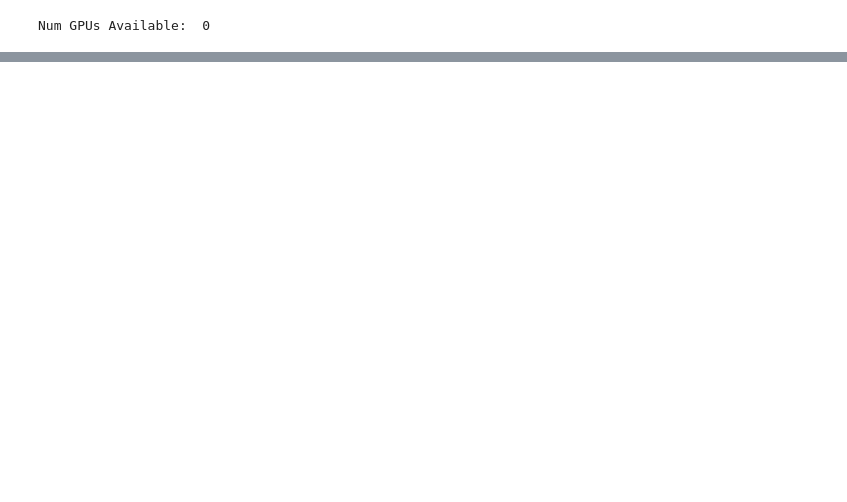
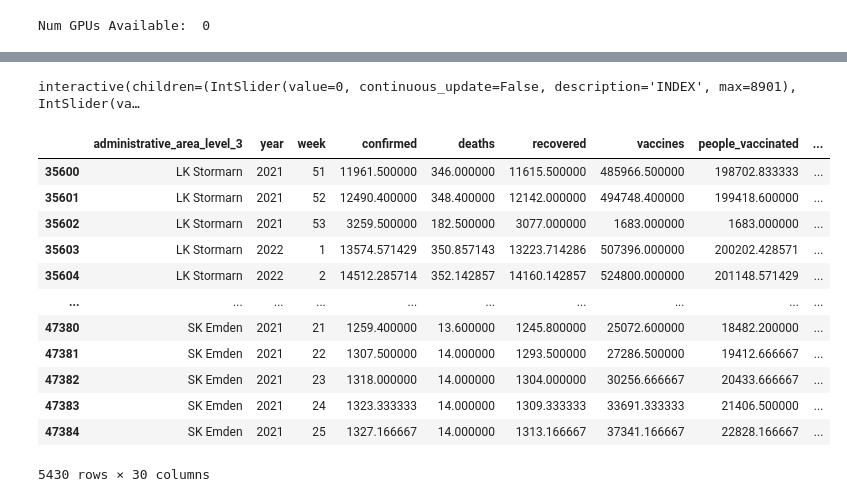
Before and after one commit to mario-dg/KI-Gruppe-03, a Jupyter notebook: network/lstm.ipynb, the cells around one changed output, grey strips where cells are left out. Cells and saved outputs as stored; diff of their text form; code cells hidden in the pictures; blank space fills up the shorter version.

Commit message:
eval plotting; walk forward validation; custom training loop

```diff
--- a/network/lstm.ipynb
+++ b/network/lstm.ipynb
@@ -112,11 +93,11 @@ def prepare_df_for_seqeuncing(df,n_steps_in, n_steps_out):
         # check if we are beyond the sequence
         if (out_end_ix > df_len):
             break
-        start_row = df.loc[i]
-        end_row = df.loc[out_end_ix:out_end_ix]
+        start_row = df.iloc[i]
+        end_row = df.iloc[out_end_ix]
 
         lk_of_seq_start = start_row.administrative_area_level_3
-        lk_of_seq_end = end_row.administrative_area_level_3.iloc[0]
+        lk_of_seq_end = end_row.administrative_area_level_3
 
         # Wenn es nicht mehr genug "Zeilen" eines LKs gibt müssen diese entfernt werden
         if (lk_of_seq_start != lk_of_seq_end):
@@ -328,6 +285,13 @@ def define_models(n_input, n_output, n_units):
 # model, inference_encoder, inference_decoder = define_models(TIME_STEPS_IN,TIME_STEPS_OUT,20)
 # model.compile(optimizer='adam', loss='mse',metrics=['accuracy'])
 # model.summary()
+# %%
+def get_lk_data(step):
+    lk_data = df_weekly_adjusted[df_weekly_adjusted.administrative_area_level_3 == DATA_LK_NAMES[step%int(train_size/DATA_LK_COUNT)]]
+    lk_data_start = lk_data.index.values[0]
+    lk_len = len(lk_data)
+    return (train_features_lstm[lk_data_start:lk_data_start+lk_len,:,:], train_target_lstm[lk_data_start:lk_data_start+lk_len,:]),\
+           (test_features_lstm[lk_data_start:lk_data_start+lk_len,:,:], test_target_lstm[lk_data_start:lk_data_start+lk_len,:]), DATA_LK_NAMES[step%DATA_LK_COUNT]
 # %%
 log_dir = "logs/fit/" + datetime.datetime.now().strftime("%Y%m%d-%H%M%S")
 tensorboard_callback = tf.keras.callbacks.TensorBoard(log_dir=log_dir, histogram_freq=1)
@@ -479,3 +484,66 @@ Val Input Features:
+# %%
+@interact(INDEX=IntSlider(min=0,max=len(test_features_lstm),step=1,value=0,continuous_update=False),walk_distance=IntSlider(min=0,max=30,step=1,value=20,continuous_update=False))
+def walk_foreward_val(INDEX,walk_distance):
+    # walk_distance = 20
+    # INDEX = 250
+    pred_data = walk_forward_validation(model,test_features_lstm,test_target_lstm,walk_distance,INDEX)
+    x_axis = np.arange(0,pred_data.shape[0],1,dtype=np.int32)
+
+    fig, axs = plt.subplots(figsize=(20,6))
+    axs.plot(x_axis,pred_data)
+    legend = ["Expected","Predicted (Walk)"]
+    axs.legend(legend)
+    # axs.xaxis.set_major_locator(MultipleLocator(1))
+    axs.xaxis.set_major_formatter(FormatStrFormatter('%d'))
+    axs.set_xlabel("Weeks")
+    axs.set_ylabel("Incidence")
+    axs.grid("on")
+# %% [output]
+interactive(children=(IntSlider(value=0, continuous_update=False, description='INDEX', max=8901), IntSlider(va…
+# %%
+start_test_data = train_size
+df_weekly_val = df_weekly_adjusted.loc[start_test_data:]
+
+
+large_diff_inputs = pd.DataFrame()
+df_len = len(df_weekly_val)
+for i in range(0,len(test_features_lstm),TIME_STEPS_IN):
+        if i+TIME_STEPS_IN >= test_size:
+                break
+        val_features = test_features_lstm[i,:,:].reshape(1,TIME_STEPS_IN,N_FEATURES)
+        val_target = test_target_lstm[i,:].reshape(1,TIME_STEPS_OUT)
+
+        prediction = model.predict(val_features,verbose=0)
+        de_scaled_target_features = target_scaler.inverse_transform(val_target.reshape(-1,1)).reshape(-1)
+        de_scaled_prediction = target_scaler.inverse_transform(prediction.reshape(-1,1)).reshape(-1)
+        abs_diff = abs(de_scaled_prediction-de_scaled_target_features)
+
+        preds = np.append(np.zeros(TIME_STEPS_IN-TIME_STEPS_OUT)-1,de_scaled_prediction)
+        for d in abs_diff:
+                if d >= 100.0:
+                        len_diff = len(large_diff_inputs)
+                        large_diff_inputs = pd.concat([large_diff_inputs,df_weekly_val.iloc[i:i+TIME_STEPS_IN]])
+                        try:
+                                large_diff_inputs.loc[large_diff_inputs.index[len_diff:len_diff+TIME_STEPS_IN],"Predicted"] = preds
+                        except ValueError:
+                                print("ERROR: ",i,i+TIME_STEPS_IN,len(large_diff_inputs))
+                        break
+# %%
+large_diff_inputs
+# %% [output]
+|  | administrative_area_level_3 | year | week | confirmed | deaths | recovered | vaccines | people_vaccinated | ... |
+| 35600 | LK Stormarn | 2021 | 51 | 11961.500000 | 346.000000 | 11615.500000 | 485966.500000 | 198702.833333 | ... |
+| 35601 | LK Stormarn | 2021 | 52 | 12490.400000 | 348.400000 | 12142.000000 | 494748.400000 | 199418.600000 | ... |
+| 35602 | LK Stormarn | 2021 | 53 | 3259.500000 | 182.500000 | 3077.000000 | 1683.000000 | 1683.000000 | ... |
+| 35603 | LK Stormarn | 2022 | 1 | 13574.571429 | 350.857143 | 13223.714286 | 507396.000000 | 200202.428571 | ... |
+| 35604 | LK Stormarn | 2022 | 2 | 14512.285714 | 352.142857 | 14160.142857 | 524800.000000 | 201148.571429 | ... |
+| ... | ... | ... | ... | ... | ... | ... | ... | ... | ... |
+| 47380 | SK Emden | 2021 | 21 | 1259.400000 | 13.600000 | 1245.800000 | 25072.600000 | 18482.200000 | ... |
+| 47381 | SK Emden | 2021 | 22 | 1307.500000 | 14.000000 | 1293.500000 | 27286.500000 | 19412.666667 | ... |
+| 47382 | SK Emden | 2021 | 23 | 1318.000000 | 14.000000 | 1304.000000 | 30256.666667 | 20433.666667 | ... |
+| 47383 | SK Emden | 2021 | 24 | 1323.333333 | 14.000000 | 1309.333333 | 33691.333333 | 21406.500000 | ... |
+| 47384 | SK Emden | 2021 | 25 | 1327.166667 | 14.000000 | 1313.166667 | 37341.166667 | 22828.166667 | ... |
+5430 rows × 30 columns
 # %%
 
 
```
Also changed, not shown: parts of 18 cells of this notebook.
